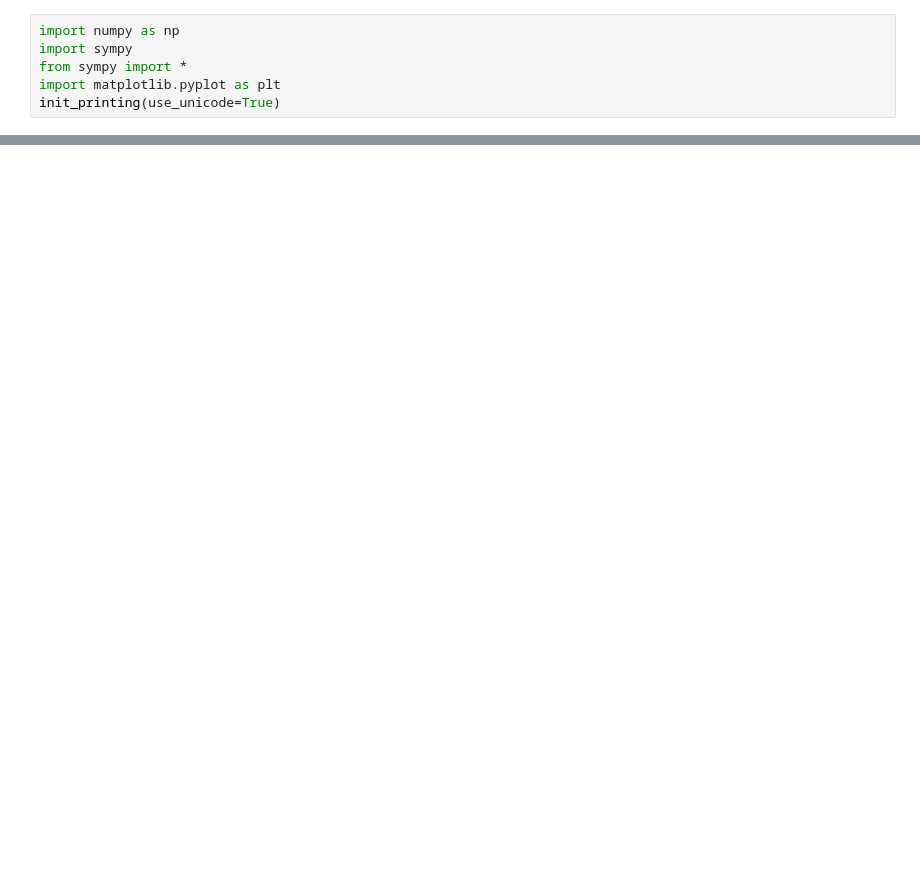
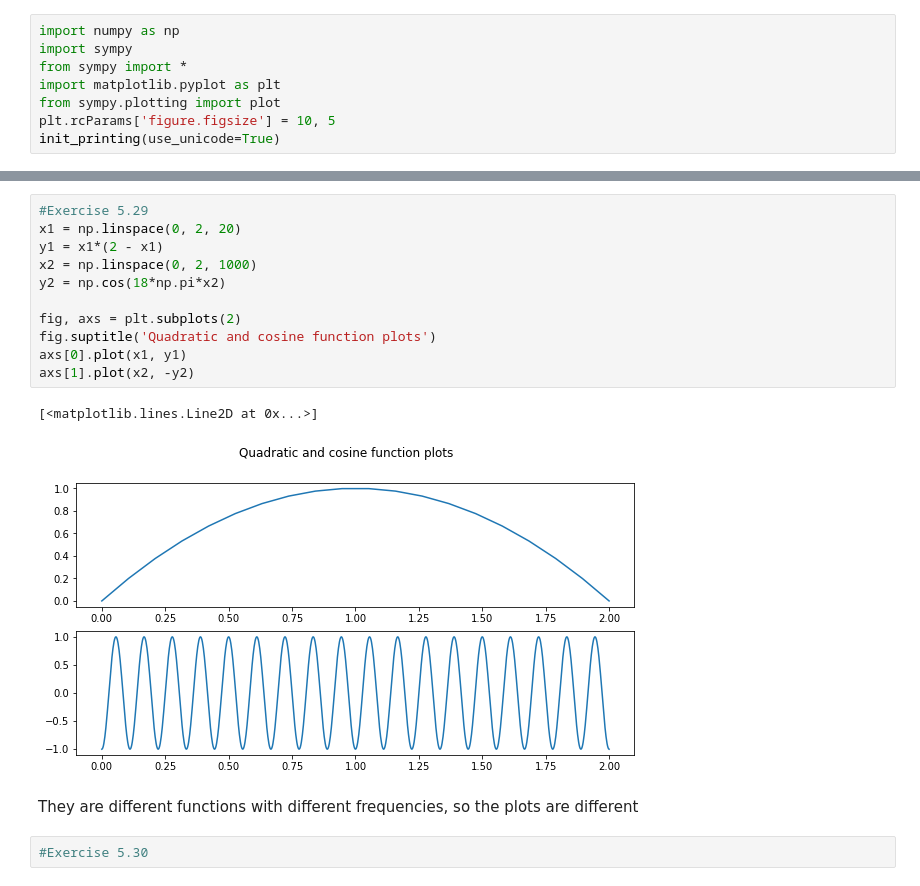
Before and after one commit to silvererudite/simulationAndModeling, a Jupyter notebook: lab_2.ipynb, the cells around one changed output, grey strips where cells are left out. Cells and saved outputs as stored; diff of their text form; blank space fills up the shorter version.

```diff
--- a/lab_2.ipynb
+++ b/lab_2.ipynb
@@ -5,6 +5,8 @@ import numpy as np
 import sympy
 from sympy import *
 import matplotlib.pyplot as plt
+from sympy.plotting import plot
+plt.rcParams['figure.figsize'] = 10, 5
 init_printing(use_unicode=True)
 # %%
 x, t=symbols('x, t')
@@ -53,0 +33,18 @@ plt.show()
+# %%
+#Exercise 5.29
+x1 = np.linspace(0, 2, 20)
+y1 = x1*(2 - x1)
+x2 = np.linspace(0, 2, 1000)
+y2 = np.cos(18*np.pi*x2)
+
+fig, axs = plt.subplots(2)
+fig.suptitle('Quadratic and cosine function plots')
+axs[0].plot(x1, y1)
+axs[1].plot(x2, -y2)
+# %% [output]
+[<matplotlib.lines.Line2D at 0x...>]
+[figure, added]
+# %% [markdown]
+They are different functions with different frequencies, so the plots are different
+# %%
+#Exercise 5.30
```
Also changed, not shown: parts of 5 cells of this notebook.
